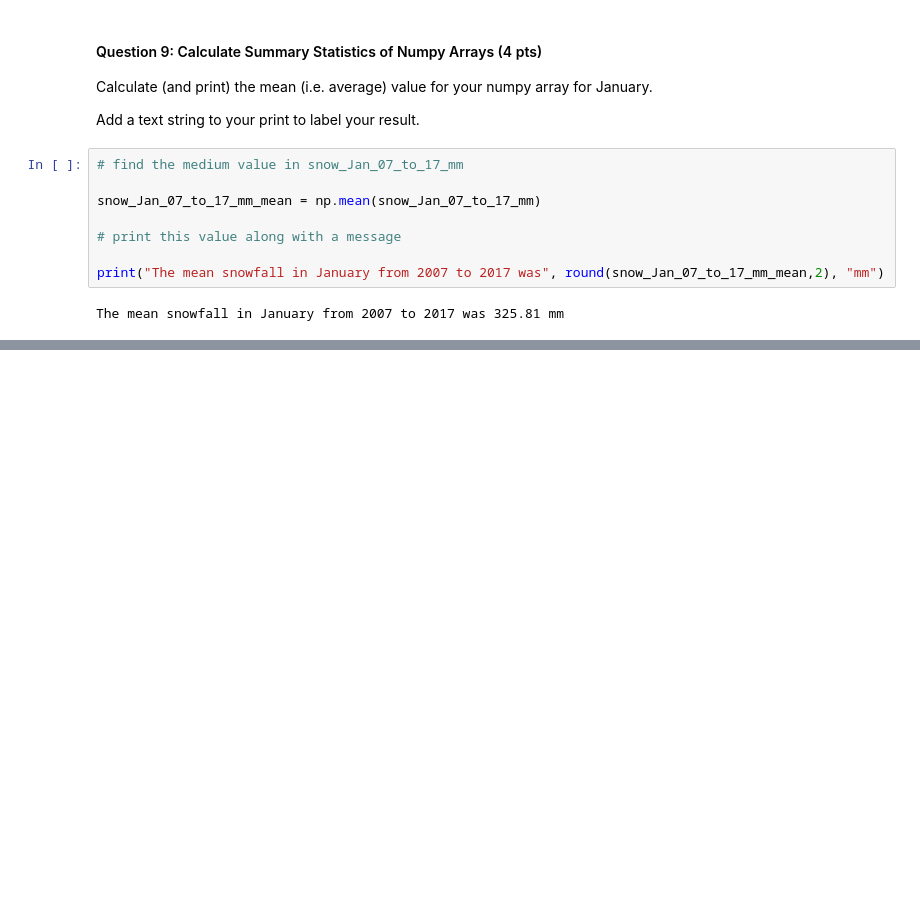
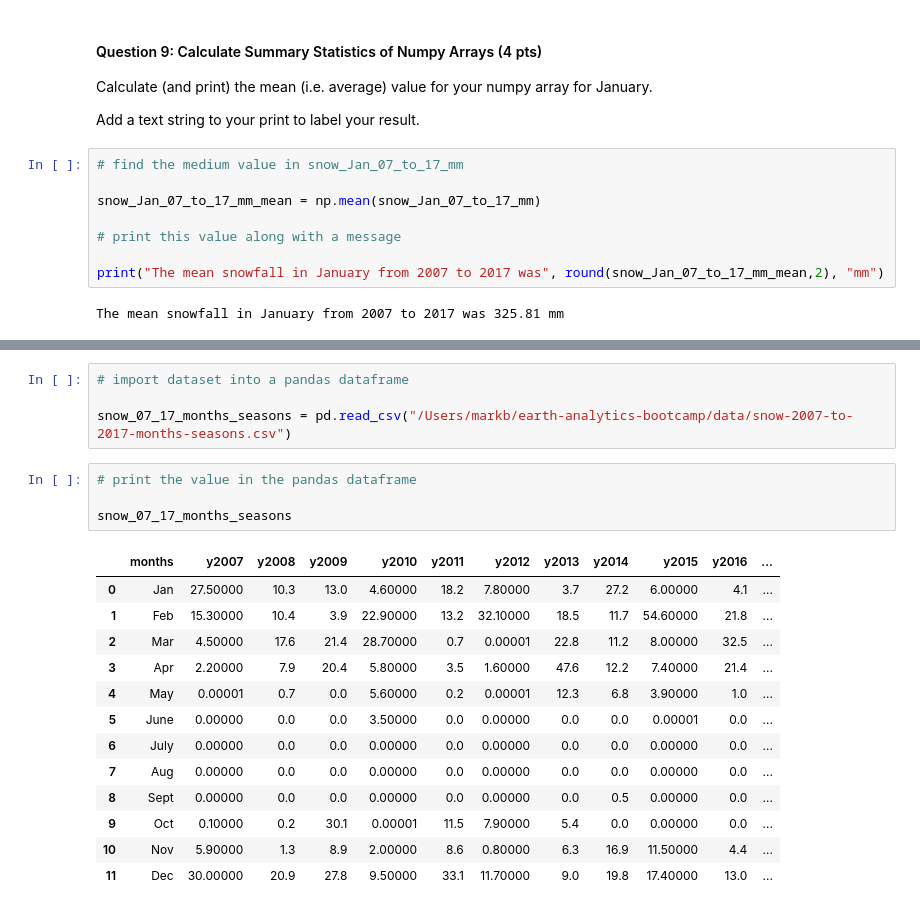
Before and after one commit to geo-py/ea-bootcamp-hw-2-mbrown, a Jupyter notebook: mbrown-ea-bootcamp-hw-2.ipynb, the cells around one changed output, grey strips where cells are left out. Drawn from its saved outputs; the diff is of its cells as text; blank space fills up the shorter version.

```diff
--- a/mbrown-ea-bootcamp-hw-2.ipynb
+++ b/mbrown-ea-bootcamp-hw-2.ipynb
@@ -201,0 +235,22 @@ The mean snowfall in January from 2007 to 2017 was 325.81 mm
+# %%
+# import dataset into a pandas dataframe
+
+snow_07_17_months_seasons = pd.read_csv("/Users/markb/earth-analytics-bootcamp/data/snow-2007-to-2017-months-seasons.csv")
+# %%
+# print the value in the pandas dataframe
+
+snow_07_17_months_seasons
+# %% [output]
+|  | months | y2007 | y2008 | y2009 | y2010 | y2011 | y2012 | y2013 | y2014 | y2015 | y2016 | ... |
+| 0 | Jan | 27.50000 | 10.3 | 13.0 | 4.60000 | 18.2 | 7.80000 | 3.7 | 27.2 | 6.00000 | 4.1 | ... |
+| 1 | Feb | 15.30000 | 10.4 | 3.9 | 22.90000 | 13.2 | 32.10000 | 18.5 | 11.7 | 54.60000 | 21.8 | ... |
+| 2 | Mar | 4.50000 | 17.6 | 21.4 | 28.70000 | 0.7 | 0.00001 | 22.8 | 11.2 | 8.00000 | 32.5 | ... |
+| 3 | Apr | 2.20000 | 7.9 | 20.4 | 5.80000 | 3.5 | 1.60000 | 47.6 | 12.2 | 7.40000 | 21.4 | ... |
+| 4 | May | 0.00001 | 0.7 | 0.0 | 5.60000 | 0.2 | 0.00001 | 12.3 | 6.8 | 3.90000 | 1.0 | ... |
+| 5 | June | 0.00000 | 0.0 | 0.0 | 3.50000 | 0.0 | 0.00000 | 0.0 | 0.0 | 0.00001 | 0.0 | ... |
+| 6 | July | 0.00000 | 0.0 | 0.0 | 0.00000 | 0.0 | 0.00000 | 0.0 | 0.0 | 0.00000 | 0.0 | ... |
+| 7 | Aug | 0.00000 | 0.0 | 0.0 | 0.00000 | 0.0 | 0.00000 | 0.0 | 0.0 | 0.00000 | 0.0 | ... |
+| 8 | Sept | 0.00000 | 0.0 | 0.0 | 0.00000 | 0.0 | 0.00000 | 0.0 | 0.5 | 0.00000 | 0.0 | ... |
+| 9 | Oct | 0.10000 | 0.2 | 30.1 | 0.00001 | 11.5 | 7.90000 | 5.4 | 0.0 | 0.00000 | 0.0 | ... |
+| 10 | Nov | 5.90000 | 1.3 | 8.9 | 2.00000 | 8.6 | 0.80000 | 6.3 | 16.9 | 11.50000 | 4.4 | ... |
+| 11 | Dec | 30.00000 | 20.9 | 27.8 | 9.50000 | 33.1 | 11.70000 | 9.0 | 19.8 | 17.40000 | 13.0 | ... |
```
Also changed, not shown: parts of 10 cells of this notebook.
